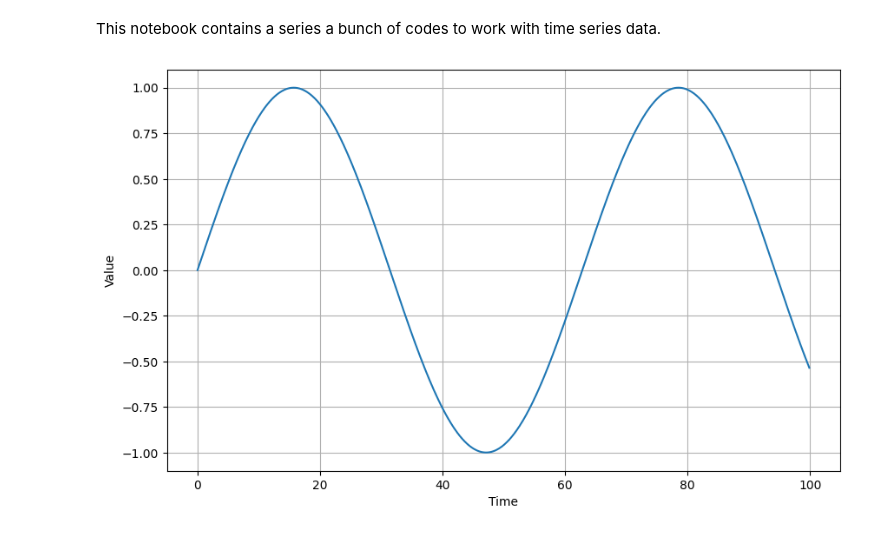
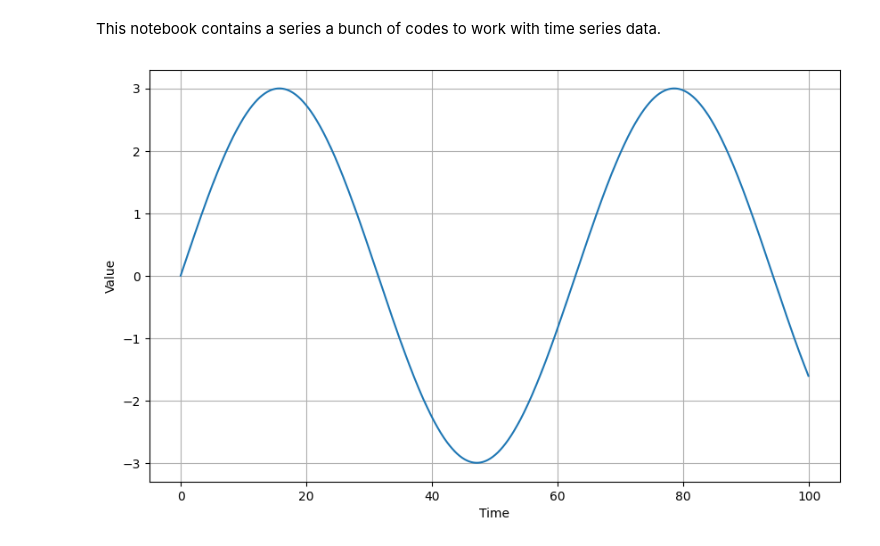
Before and after one commit to saxena-p/Time_Series, a Jupyter notebook: Time_Series.ipynb, the cells around one changed output. Saved outputs shown, nothing was run; the diff lists cells and outputs as text; code cells hidden in the pictures.

```diff
--- a/Time_Series.ipynb
+++ b/Time_Series.ipynb
@@ -6,8 +6,8 @@ import matplotlib.pyplot as plt
 import Sequential_analysis_funcs as sf
 # %%
 time = np.arange(0, 100, 0.1)
-signal = np.sin(time/10)
+signal = 3* np.sin(time/10)
 
 sf.plot_series(time, signal, label='my label')
 # %% [output]
-[figure, old version]
+[figure, new version]
```
Also changed, not shown: parts of 4 cells of this notebook, 1 other file.
